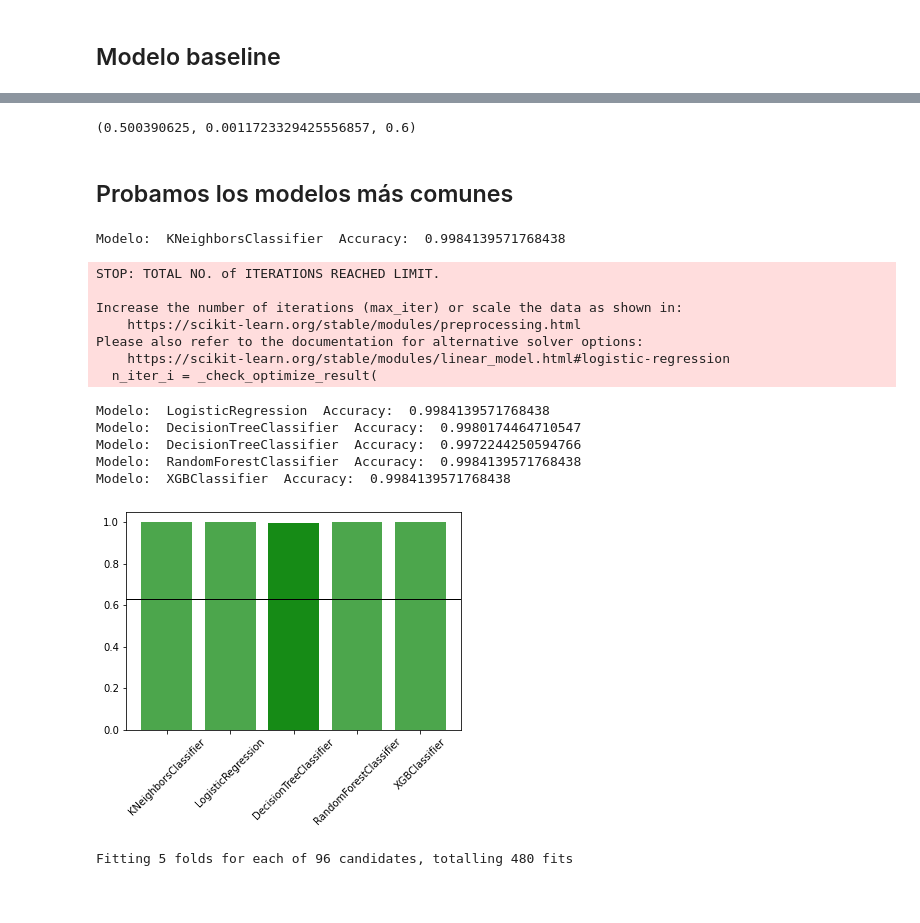
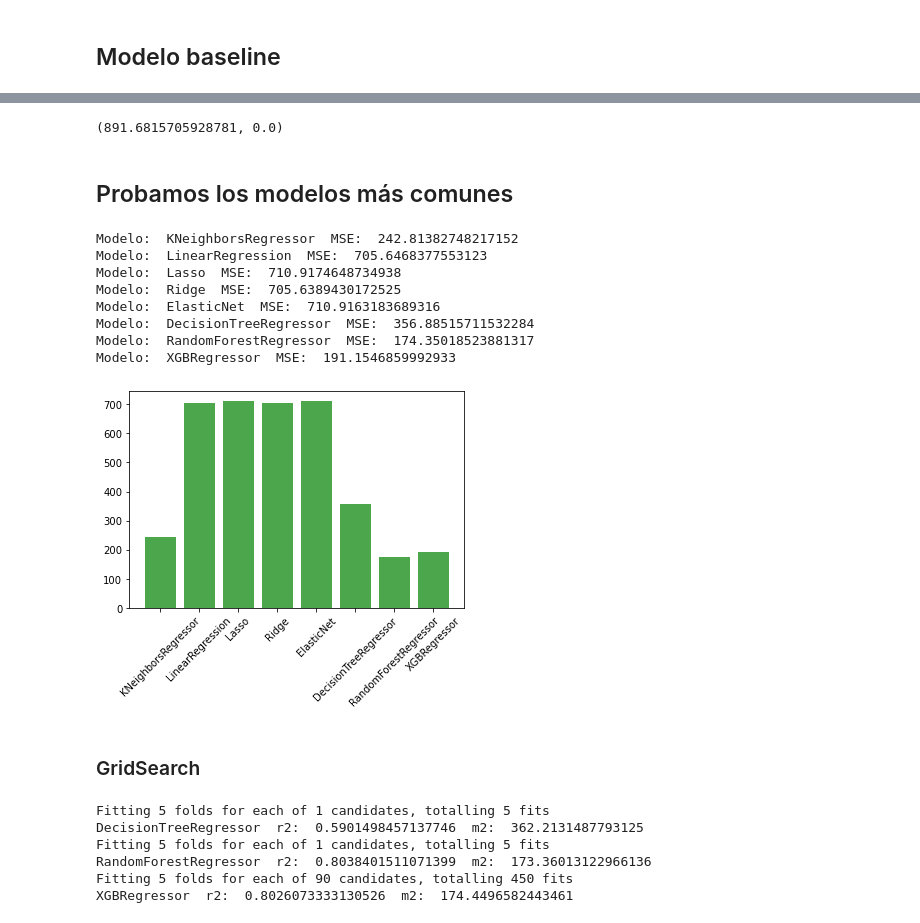
Before and after one commit to jeramirez94/Capacitacion-DataTranslator, a Jupyter notebook: Proyecto Final/Proyecto final.ipynb, the cells around one changed output, grey strips where cells are left out. Drawn from its saved outputs; the diff is of its cells as text; code cells hidden in the pictures; blank space fills up the shorter version.

```diff
--- a/Proyecto Final/Proyecto final.ipynb
+++ b/Proyecto Final/Proyecto final.ipynb
@@ -90,0 +94,2 @@ dtype: int64
+# %%
+df = df[df['Mw_PowerOn'] > 50 ]
@@ -119,7 +133,6 @@ sns.pairplot(df, corner=True);
 # %%
-#definimos nuestro target y las features
-y = df["tieneDefecto"]
-X = df.drop("tieneDefecto", axis=1)
+y = df["Mw_PowerOn"]
+X = df.drop("Mw_PowerOn", axis=1)
 # %%
 X_train, X_test, y_train, y_test = train_test_split(X, y, test_size=0.33, random_state=1)
 # %% [markdown]
@@ -139,7 +161,7 @@ dc = DummyClassifier(strategy='uniform').fit(X_train, y_train)
 yhat_dc = dc.predict(X_train)
 # %%
-accuracy_score(y_train, yhat_dc), precision_score(y_train, yhat_dc), recall_score(y_train, yhat_dc)
+mean_squared_error(y_train, yhat_dc), r2_score(y_train, yhat_dc)
 # %% [output]
-(0.500390625, 0.0011723329425556857, 0.6)
+(891.6815705928781, 0.0)
 # %% [markdown]
 ## Probamos los modelos más comunes
@@ -148,29 +168,26 @@ models = [KNeighborsClassifier,LogisticRegression, DecisionTreeClassifier, Decis
+# %%
+models = [KNeighborsRegressor, LinearRegression, Lasso, Ridge, ElasticNet, DecisionTreeRegressor, RandomForestRegressor, XGBRegressor]
 # %%
 
-accuracies = np.zeros(len(models))
+scores = np.zeros(len(models))
 for i, Model in enumerate(models):
     model = Model().fit(X_train, y_train)
     y_hat = model.predict(X_test)
-    score = accuracy_score(y_test, y_hat)
-    print("Modelo: ", type(model).__name__, " Accuracy: ", score)
-    accuracies[i] = score
+    score = mean_squared_error(y_test, y_hat)
+    print("Modelo: ", type(model).__name__, " MSE: ", score)
+    scores[i] = score
 # %% [output]
-Modelo:  KNeighborsClassifier  Accuracy:  0.9984139571768438
+Modelo:  KNeighborsRegressor  MSE:  242.81382748217152
+Modelo:  LinearRegression  MSE:  705.6468377553123
+Modelo:  Lasso  MSE:  710.9174648734938
+Modelo:  Ridge  MSE:  705.6389430172525
+Modelo:  ElasticNet  MSE:  710.9163183689316
+Modelo:  DecisionTreeRegressor  MSE:  356.88515711532284
+Modelo:  RandomForestRegressor  MSE:  174.35018523881317
+Modelo:  XGBRegressor  MSE:  191.1546859992933
-STOP: TOTAL NO. of ITERATIONS REACHED LIMIT.
-
-Increase the number of iterations (max_iter) or scale the data as shown in:
-    https://scikit-learn.org/stable/modules/preprocessing.html
-Please also refer to the documentation for alternative solver options:
-    https://scikit-learn.org/stable/modules/linear_model.html#logistic-regression
-  n_iter_i = _check_optimize_result(
-Modelo:  LogisticRegression  Accuracy:  0.9984139571768438
-Modelo:  DecisionTreeClassifier  Accuracy:  0.9980174464710547
-Modelo:  DecisionTreeClassifier  Accuracy:  0.9972244250594766
-Modelo:  RandomForestClassifier  Accuracy:  0.9984139571768438
-Modelo:  XGBClassifier  Accuracy:  0.9984139571768438
 # %%
-plt.bar([m.__name__ for m in models], accuracies, color='green', alpha=0.7)
+plt.bar([m.__name__ for m in models], scores, color='green', alpha=0.7)
 plt.axhline(y=0.63, linewidth=1, color='k')
 plt.xticks(rotation=45);
 # %% [output]
-[figure, old version]
+[figure, new version]
@@ -179 +194,3 @@ plt.xticks(rotation=45);
+# %% [markdown]
+### GridSearch
 # %%
@@ -191,32 +206,22 @@ def gs_best(params, model, model_name):
 # %%
-models = [KNeighborsRegressor,
-          LinearRegression,
-          Lasso,
-          Ridge,
-          ElasticNet,
-          DecisionTreeRegressor,
+models = [DecisionTreeRegressor,
           RandomForestRegressor,
           XGBRegressor]
-params = [{'n_neighbors': range(2,50), 'metric': ['manhattan', 'euclidean']},
-          {},
-          {'alpha': np.logspace(-5, 5)},
-          {'alpha': np.logspace(-5, 5)},
-          {'alpha': np.logspace(-5, 5)},
-          {},
+params = [{},
           {},
           {'max_depth':[3,6,10],'learning_rate':[0.01,0.05,0.1],'eta':np.logspace(-1,0,10)}
          ]
-names = ["KNeighborsRegressor",
-          "LinearRegression",
-          "Lasso",
-          "Ridge",
-          "ElasticNet",
-          "DecisionTreeRegressor",
+names = ["DecisionTreeRegressor",
           "RandomForestRegressor",
           "XGBRegressor"]
 
 for model, param, name in zip(models, params, names):
-    (model_result, r2_result, m2_result, recall_result) = gs_best(param, model, name)
-    print(name," r2: ",r2_result, " m2: ",m2_result, " recall: ",recall_result)
+    (model, r2_result, mse_result) = gs_best(param, model)
+    print(name," r2: ",r2_result, " mse: ",mse_result)
 # %% [output]
-Fitting 5 folds for each of 96 candidates, totalling 480 fits
+Fitting 5 folds for each of 1 candidates, totalling 5 fits
+DecisionTreeRegressor  r2:  0.5901498457137746  m2:  362.2131487793125
+Fitting 5 folds for each of 1 candidates, totalling 5 fits
+RandomForestRegressor  r2:  0.8038401511071399  m2:  173.36013122966136
+Fitting 5 folds for each of 90 candidates, totalling 450 fits
+XGBRegressor  r2:  0.8026073333130526  m2:  174.4496582443461
```
Also changed, not shown: parts of 36 cells of this notebook, 2 other files.
